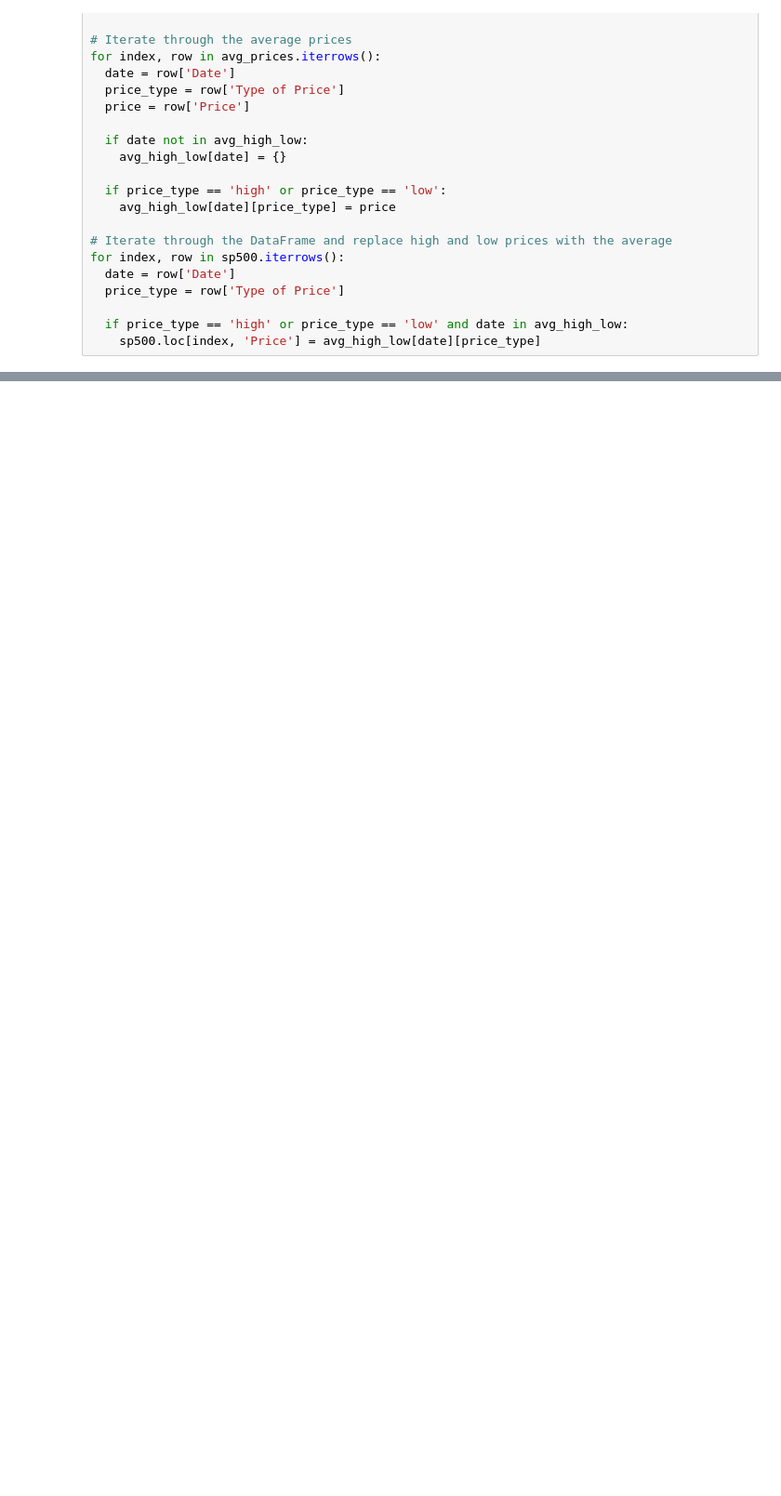
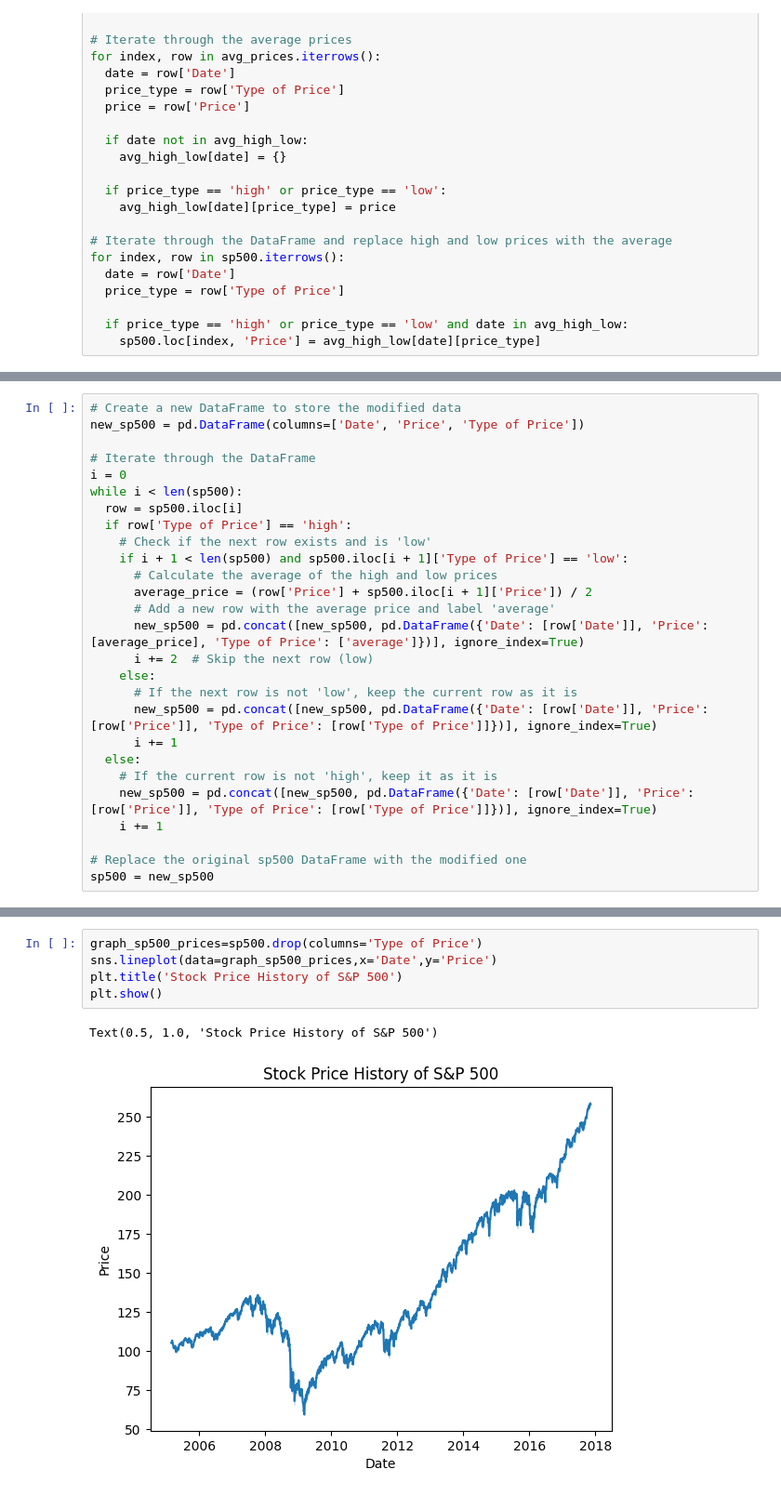
Before and after one commit to AdamChoong0095/NUS-Stock-Data, a Jupyter notebook: Stock_price_prediction.ipynb, the cells around one changed output, grey strips where cells are left out. Shown at 93% size. Cells and saved outputs as stored; diff of their text form; blank space fills up the shorter version.

```diff
--- a/Stock_price_prediction.ipynb
+++ b/Stock_price_prediction.ipynb
@@ -90,0 +64,27 @@ sp500
+# %%
+# Create a new DataFrame to store the modified data
+new_sp500 = pd.DataFrame(columns=['Date', 'Price', 'Type of Price'])
+
+# Iterate through the DataFrame
+i = 0
+while i < len(sp500):
+  row = sp500.iloc[i]
+  if row['Type of Price'] == 'high':
+    # Check if the next row exists and is 'low'
+    if i + 1 < len(sp500) and sp500.iloc[i + 1]['Type of Price'] == 'low':
+      # Calculate the average of the high and low prices
+      average_price = (row['Price'] + sp500.iloc[i + 1]['Price']) / 2
+      # Add a new row with the average price and label 'average'
+      new_sp500 = pd.concat([new_sp500, pd.DataFrame({'Date': [row['Date']], 'Price': [average_price], 'Type of Price': ['average']})], ignore_index=True)
+      i += 2  # Skip the next row (low)
+    else:
+      # If the next row is not 'low', keep the current row as it is
+      new_sp500 = pd.concat([new_sp500, pd.DataFrame({'Date': [row['Date']], 'Price': [row['Price']], 'Type of Price': [row['Type of Price']]})], ignore_index=True)
+      i += 1
+  else:
+    # If the current row is not 'high', keep it as it is
+    new_sp500 = pd.concat([new_sp500, pd.DataFrame({'Date': [row['Date']], 'Price': [row['Price']], 'Type of Price': [row['Type of Price']]})], ignore_index=True)
+    i += 1
+
+# Replace the original sp500 DataFrame with the modified one
+sp500 = new_sp500
@@ -90,0 +105,8 @@ sp500
+# %%
+graph_sp500_prices=sp500.drop(columns='Type of Price')
+sns.lineplot(data=graph_sp500_prices,x='Date',y='Price')
+plt.title('Stock Price History of S&P 500')
+plt.show()
+# %% [output]
+Text(0.5, 1.0, 'Stock Price History of S&P 500')
+[figure, added]
```
Also changed, not shown: parts of 8 cells of this notebook.
